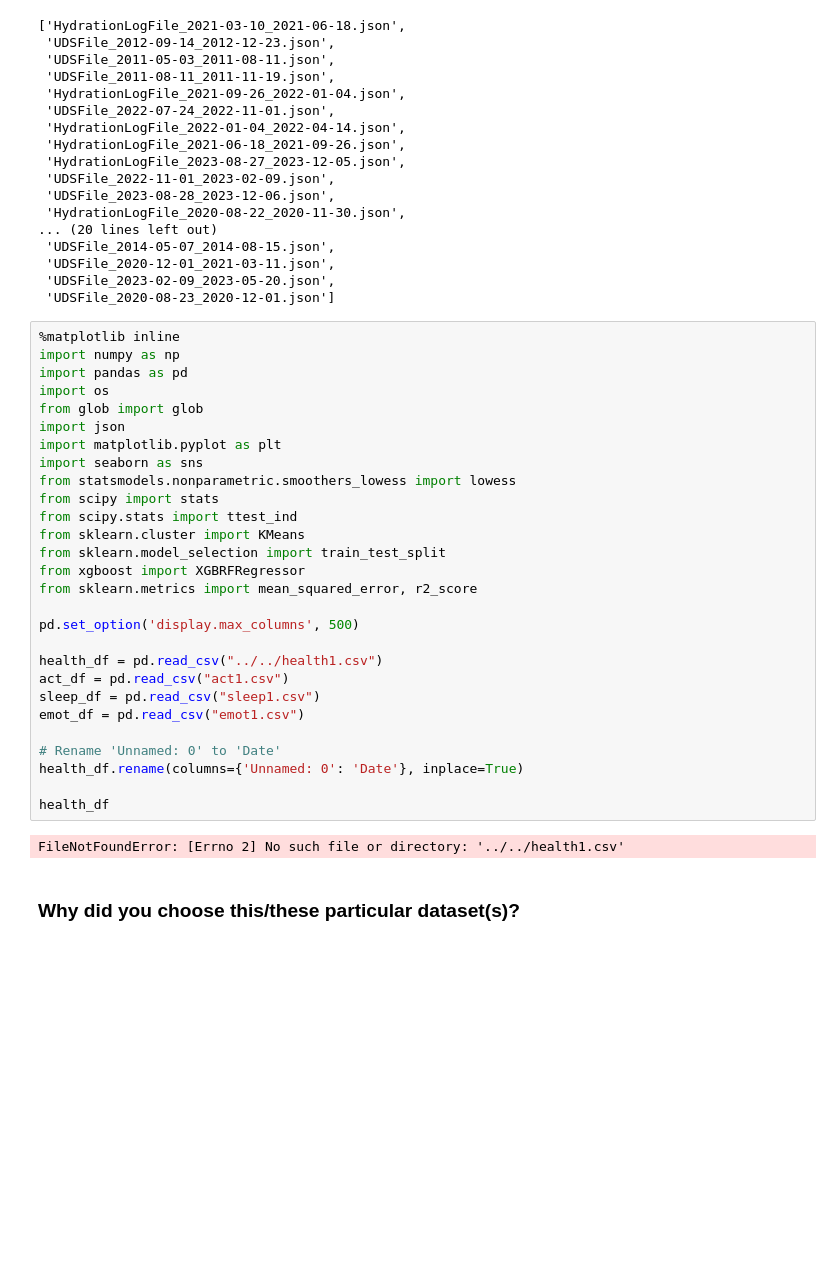
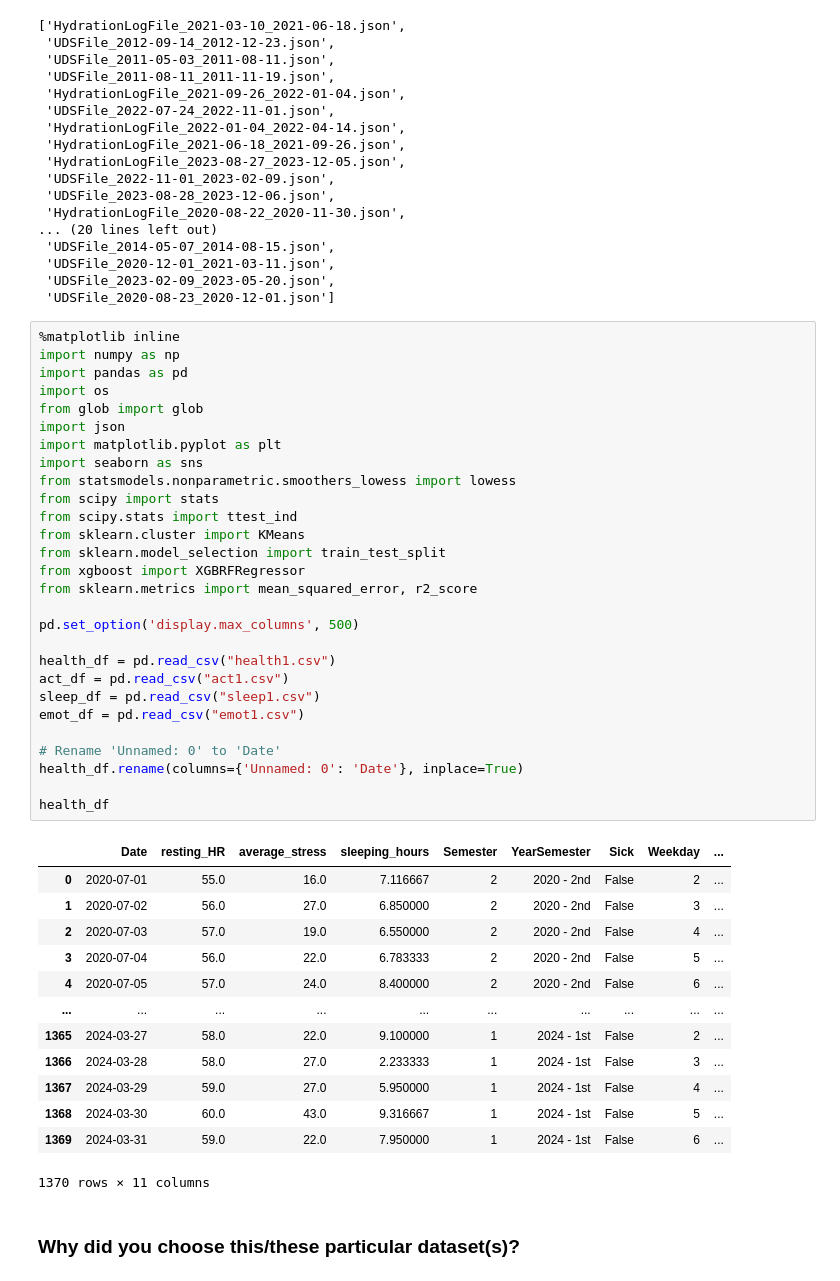
Before and after one commit to cats-and-the-city/explainer, a Jupyter notebook: explaier_notebook.ipynb, the cells around one changed output. Saved outputs shown, nothing was run; the diff lists cells and outputs as text; blank space fills up the shorter version.

```diff
--- a/explaier_notebook.ipynb
+++ b/explaier_notebook.ipynb
@@ -81,33 +81,45 @@ os.listdir(folder)
 # %%
 %matplotlib inline
 import numpy as np
 import pandas as pd
 import os
 from glob import glob
 import json
 import matplotlib.pyplot as plt
 import seaborn as sns
 from statsmodels.nonparametric.smoothers_lowess import lowess
 from scipy import stats
 from scipy.stats import ttest_ind
 from sklearn.cluster import KMeans
 from sklearn.model_selection import train_test_split
 from xgboost import XGBRFRegressor
 from sklearn.metrics import mean_squared_error, r2_score
 
 pd.set_option('display.max_columns', 500)
 
-health_df = pd.read_csv("../../health1.csv")
+health_df = pd.read_csv("health1.csv")
 act_df = pd.read_csv("act1.csv")
 sleep_df = pd.read_csv("sleep1.csv")
 emot_df = pd.read_csv("emot1.csv")
 
 # Rename 'Unnamed: 0' to 'Date'
 health_df.rename(columns={'Unnamed: 0': 'Date'}, inplace=True)
 
 health_df
 # %% [output]
+|  | Date | resting_HR | average_stress | sleeping_hours | Semester | YearSemester | Sick | Weekday | ... |
+| 0 | 2020-07-01 | 55.0 | 16.0 | 7.116667 | 2 | 2020 - 2nd | False | 2 | ... |
+| 1 | 2020-07-02 | 56.0 | 27.0 | 6.850000 | 2 | 2020 - 2nd | False | 3 | ... |
+| 2 | 2020-07-03 | 57.0 | 19.0 | 6.550000 | 2 | 2020 - 2nd | False | 4 | ... |
+| 3 | 2020-07-04 | 56.0 | 22.0 | 6.783333 | 2 | 2020 - 2nd | False | 5 | ... |
+| 4 | 2020-07-05 | 57.0 | 24.0 | 8.400000 | 2 | 2020 - 2nd | False | 6 | ... |
+| ... | ... | ... | ... | ... | ... | ... | ... | ... | ... |
+| 1365 | 2024-03-27 | 58.0 | 22.0 | 9.100000 | 1 | 2024 - 1st | False | 2 | ... |
+| 1366 | 2024-03-28 | 58.0 | 27.0 | 2.233333 | 1 | 2024 - 1st | False | 3 | ... |
+| 1367 | 2024-03-29 | 59.0 | 27.0 | 5.950000 | 1 | 2024 - 1st | False | 4 | ... |
+| 1368 | 2024-03-30 | 60.0 | 43.0 | 9.316667 | 1 | 2024 - 1st | False | 5 | ... |
+| 1369 | 2024-03-31 | 59.0 | 22.0 | 7.950000 | 1 | 2024 - 1st | False | 6 | ... |
-FileNotFoundError: [Errno 2] No such file or directory: '../../health1.csv'
+1370 rows × 11 columns
 # %% [markdown]
 ### Why did you choose this/these particular dataset(s)?
 # %% [markdown]
```
Also changed, not shown: 5 other files.
